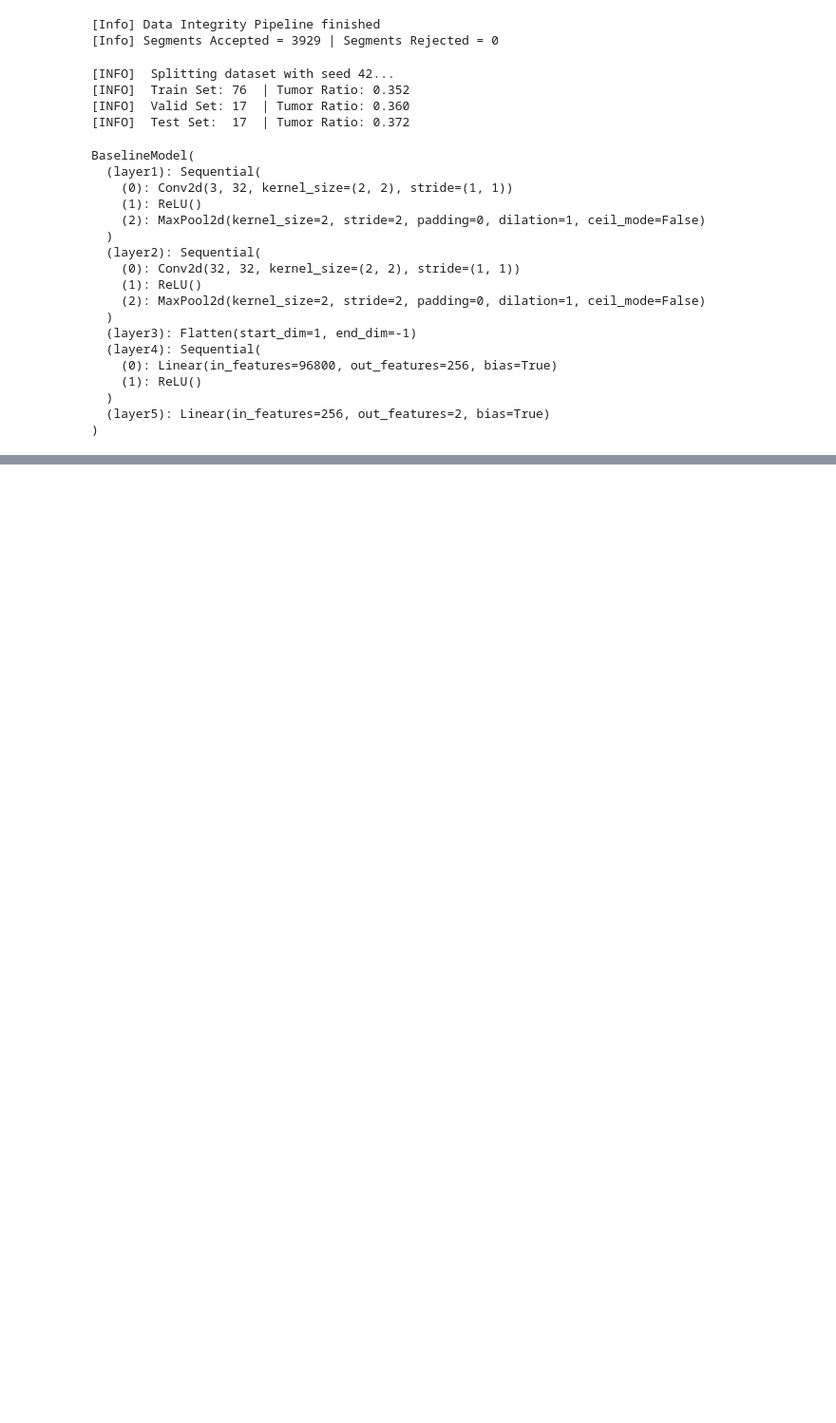
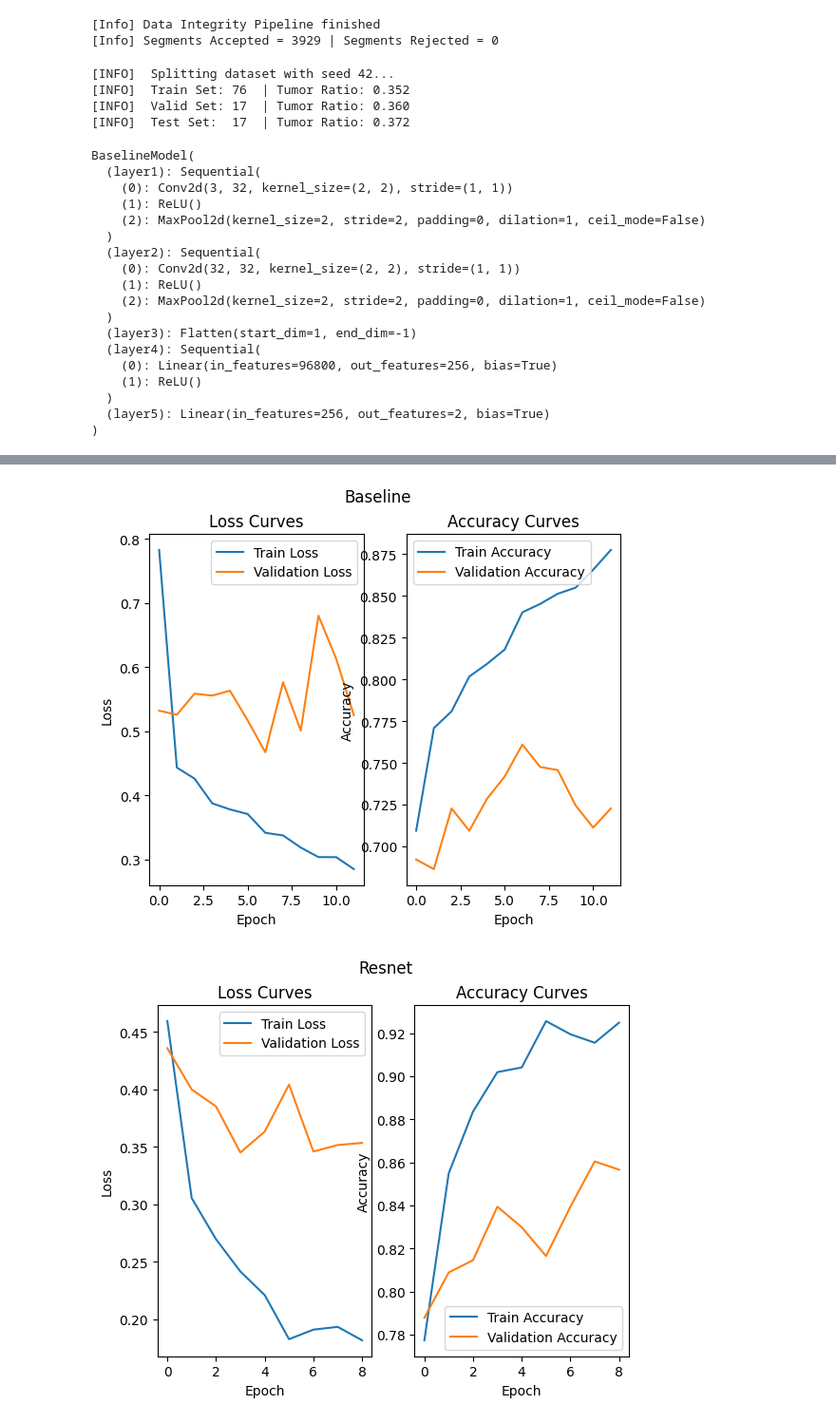
Before and after one commit to CodyMacMLE/BrainTumorMRIClassification, a Jupyter notebook: notebooks/04_model_pipeline_train.ipynb, the cells around one changed output, grey strips where cells are left out. Shown at 95% size. Saved outputs shown, nothing was run; the diff lists cells and outputs as text; code cells hidden in the pictures; blank space fills up the shorter version.

```diff
--- a/notebooks/04_model_pipeline_train.ipynb
+++ b/notebooks/04_model_pipeline_train.ipynb
@@ -103,0 +138,16 @@ plt.show()
+# %%
+# Unfreeze Resnet layers and continue training
+# Freeze everything
+for param in resnet_model.parameters():
+  param.requires_grad = False
+
+# Replace fc (automatically unfrozen)
+resnet_model.fc = nn.Sequential(
+    nn.Dropout(p=0.5),
+    nn.Linear(in_features=512, out_features=2)
+)
+# Unfreeze layer4
+for param in resnet_model.layer4.parameters():
+  param.requires_grad = True
+
+resnet_model.to(device)
@@ -103,0 +172,11 @@ plt.show()
+# %%
+resnet_epoch_data = fit(
+    model = resnet_model,
+    train_data = train_dataloader,
+    valid_data = val_dataloader,
+    optimizer = optim.Adam(filter(lambda p: p.requires_grad, resnet_model.parameters()), lr=1e-4),
+    loss_fn = nn.CrossEntropyLoss(),
+    device = device,
+    epochs=15,
+    patience=5
+)
@@ -103,0 +194,6 @@ plt.show()
+# %%
+plot_loss_acc(baseline_epoch_data, "Baseline")
+plot_loss_acc(resnet_epoch_data, "Resnet")
+# %% [output]
+[figure, added]
+[figure, added]
```
Also changed, not shown: parts of 10 cells of this notebook, 3 other files.
